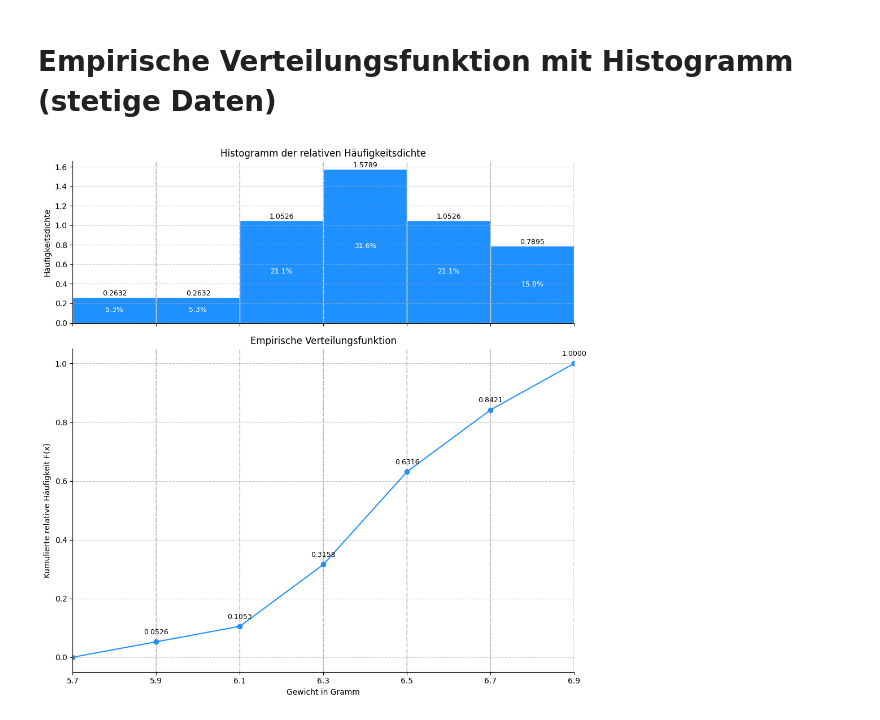
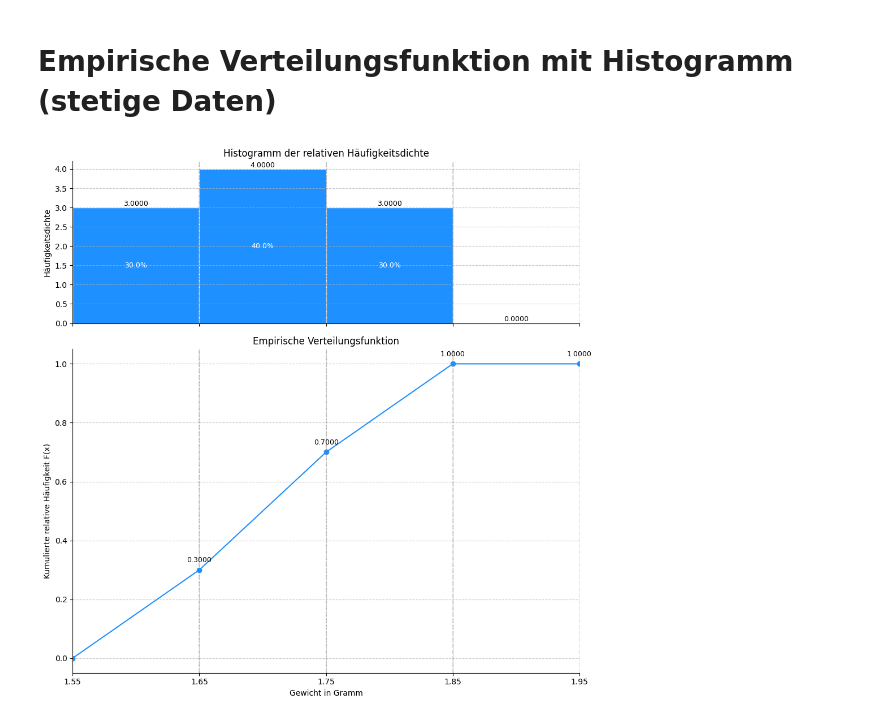
Before and after one commit to StatsTeam/statistik, a Jupyter notebook: tools/EVF/empirische_verteilungsfunktion_stetige_Daten.ipynb, the cells around one changed output. Drawn from its saved outputs; the diff is of its cells as text; code cells hidden in the pictures.

```diff
--- a/tools/EVF/empirische_verteilungsfunktion_stetige_Daten.ipynb
+++ b/tools/EVF/empirische_verteilungsfunktion_stetige_Daten.ipynb
@@ -132,14 +132,14 @@ def plot_empirical_cdf_with_histogram(
 # %%
 
 # Beispiel-Daten für die Funktion
-class_bins = [5.7, 5.9, 6.1, 6.3, 6.5, 6.7, 6.9]
-abs_freq = [1, 1, 4, 6, 4, 3]
+class_bins = [1.55, 1.65, 1.75, 1.85, 1.95]
+abs_freq = [6 ,8, 6, 0]
 
 # Funktion ausführen
 plot_empirical_cdf_with_histogram(
     class_bins=class_bins, abs_freq=abs_freq, xlabel="Gewicht in Gramm",
     ylabel_cdf="Kumulierte relative Häufigkeit F(x)", ylabel_hist="Häufigkeitsdichte",
     continuous=True
 )
 # %% [output]
-[figure, old version]
+[figure, new version]
```
Also changed, not shown: 4 other files.
